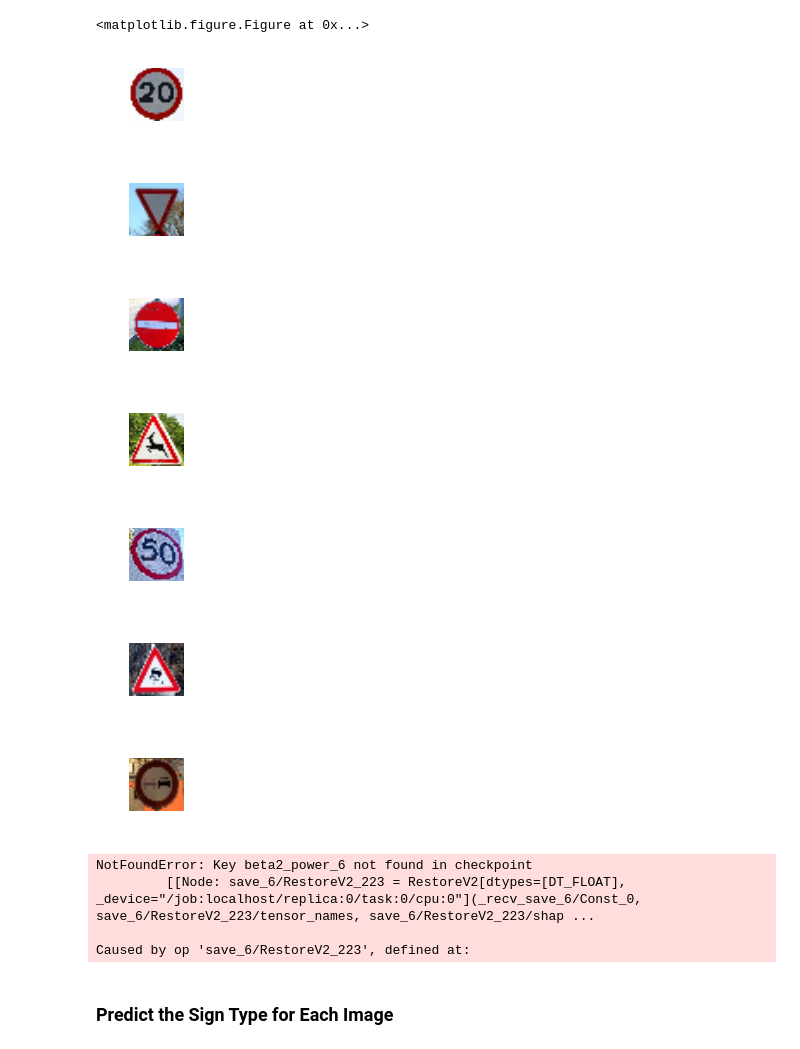
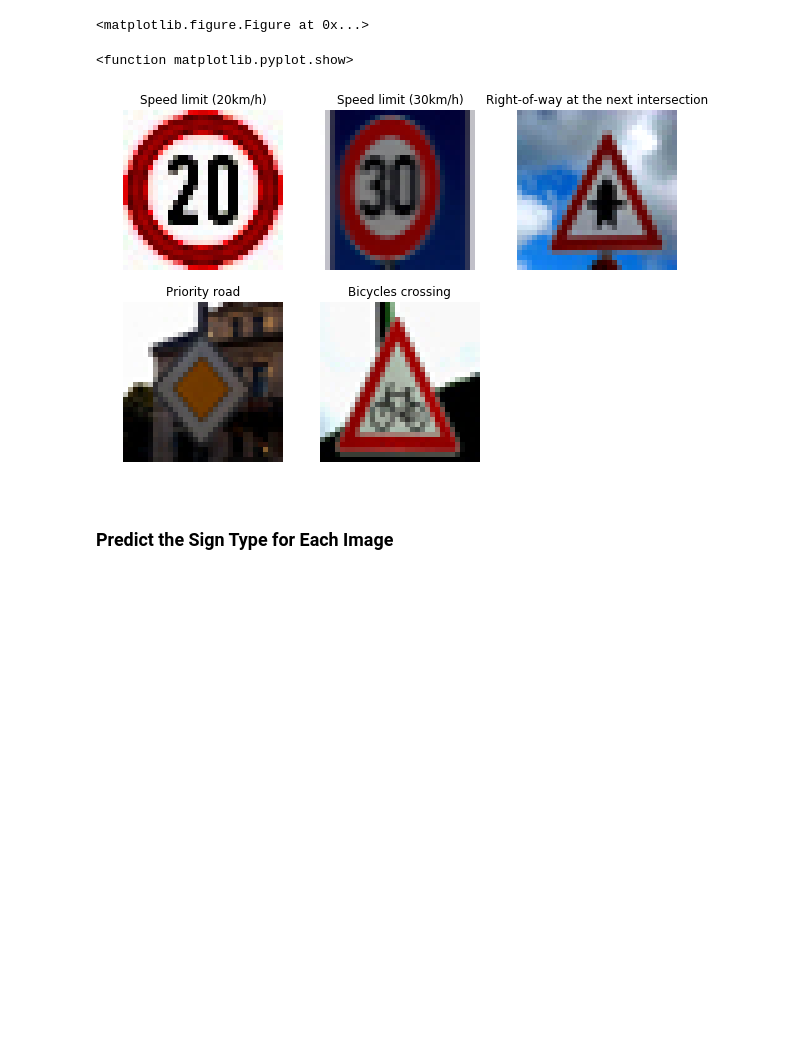
Before and after one commit to solix/Traffic_Sign_Deep_Neural_German, a Jupyter notebook: Traffic_Sign_Classifier.ipynb, the cells around one changed output. Drawn from its saved outputs; the diff is of its cells as text; code cells hidden in the pictures; blank space fills up the shorter version.

```diff
--- a/Traffic_Sign_Classifier.ipynb
+++ b/Traffic_Sign_Classifier.ipynb
@@ -162,13 +162,13 @@ Traning dataset is shuffled
 # %%
 index = random.randint(0,len(X_train))
 image = X_train[index].squeeze()
-
+plt.figure(figsize=(10,10))
 for i in range(0,9):
 
-    plt.figure(figsize=(1,1))
+    plt.subplot(330+1+i)
     plt.title(str(y_train[i]))
     plt.imshow(X_train[i])
-
+    plt.axis('off')
 plt.show
 # %% [output]
 <function matplotlib.pyplot.show>
@@ -211,6 +203,12 @@ data is  preprocessed
 ## Normalization example
 # %%
 #after applying normalization
-plt.figure(figsize=(1, 1))
-plt.imshow(X_train[-1])
+plt.figure(figsize=(10,10))
+for i in range(0,9):
+
+    plt.subplot(330+1+i)
+    plt.title(str(y_train[i]))
+    plt.imshow(X_train[i])
+    plt.axis('off')
+plt.show
 # %% [output]
@@ -427,14 +425,15 @@ some example from dictionary for mapping number to signs
 dict['12']: Priority road
 dict['22']: Bumpy road
 # %%
-imgs = np.zeros((7,32,32,3))
-names = ['0','13','17','19','2','23','9']
-labels = [0,13,17,19,2,23,9]
+names = ['0','1','11','12','29']
+labels = [0,1,11,12,29]
+imgs = np.zeros((len(names),32,32,3))
+
 labels = np.array(labels).astype(np.int32)
 from scipy import misc
 
 plt.figure(figsize=(1, 1))
-for i in range(0,7):
+for i in range(0,len(names)):
     img = cv2.imread('./traffic_pic/'+names[i]+'.jpg')
     img  = cv2.resize(img, (32, 32))
     img = cv2.cvtColor(img,cv2.COLOR_BGR2RGB)
@@ -443,39 +442,19 @@ for i in range(0,7):
 # %% [output]
 <matplotlib.figure.Figure at 0x...>
 # %%
+#preprocess sample
 imgs = preprocess(imgs)
-fig = plt.figure()
-ind = 121
-for i in range(7):
-    plt.figure(i)
-    plt.subplot(5,5,i+1)
+
+plt.figure(figsize=(10,10))
+for i in range(0,len(imgs)):
+    plt.subplot(330+1+i)
+    plt.title(str(mydict[names[i]]))
     plt.imshow(imgs[i])
     plt.axis('off')
-plt.show()
-#preprocess
+plt.show
 # %% [output]
+<function matplotlib.pyplot.show>
-[figure, old version]
+[figure, new version]
-[figure, removed]
-[figure, removed]
-[figure, removed]
-[figure, removed]
-[figure, removed]
-[figure, removed]
-# %%
-my_output_res = tf.nn.softmax(logits)
-my_prediction = tf.equal(tf.argmax(logits, 1), tf.argmax(one_hot_y, 1))
-my_accuracy_operation = tf.reduce_mean(tf.cast(my_output_res, tf.float32))
-with tf.Session() as sess:
-    saver.restore(sess=sess, save_path=save_path)
-    accuracy = evaluate(imgs,labels)
-    pred = sess.run(my_prediction,feed_dict={x:imgs,y:labels,keep_prop:1.0})
-    print("Accuracy sample images: {}".format(accuracy))
-    print("prediction table{}".format(pred))
-# %% [output]
-NotFoundError: Key beta2_power_6 not found in checkpoint
-         [[Node: save_6/RestoreV2_223 = RestoreV2[dtypes=[DT_FLOAT], _device="/job:localhost/replica:0/task:0/cpu:0"](_recv_save_6/Const_0, save_6/RestoreV2_223/tensor_names, save_6/RestoreV2_223/shap ...
-
-Caused by op 'save_6/RestoreV2_223', defined at:
 # %% [markdown]
 ### Predict the Sign Type for Each Image
 # %% [markdown]
```
Also changed, not shown: parts of 7 cells of this notebook, 10 other files.
